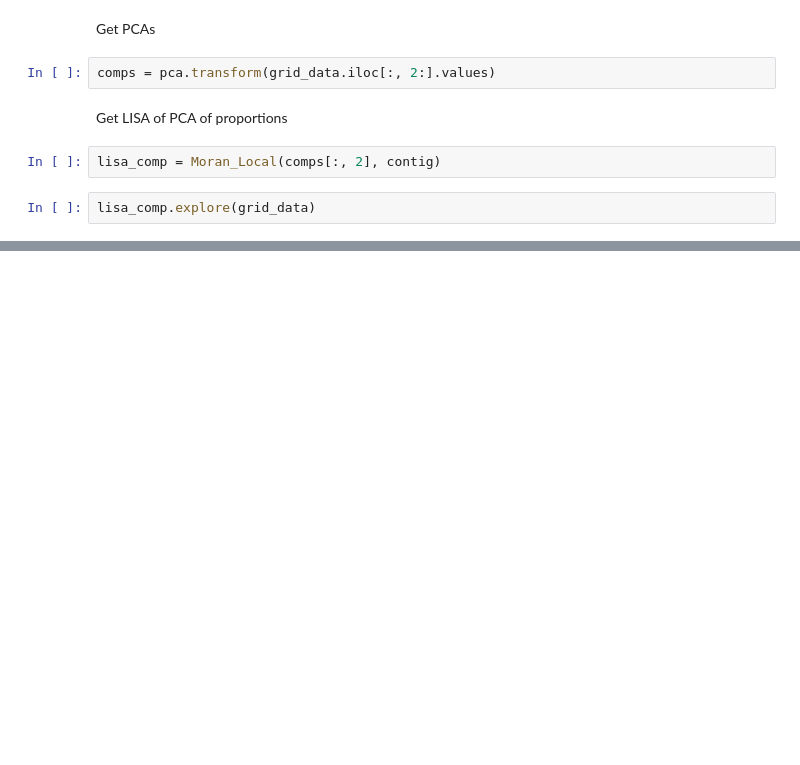
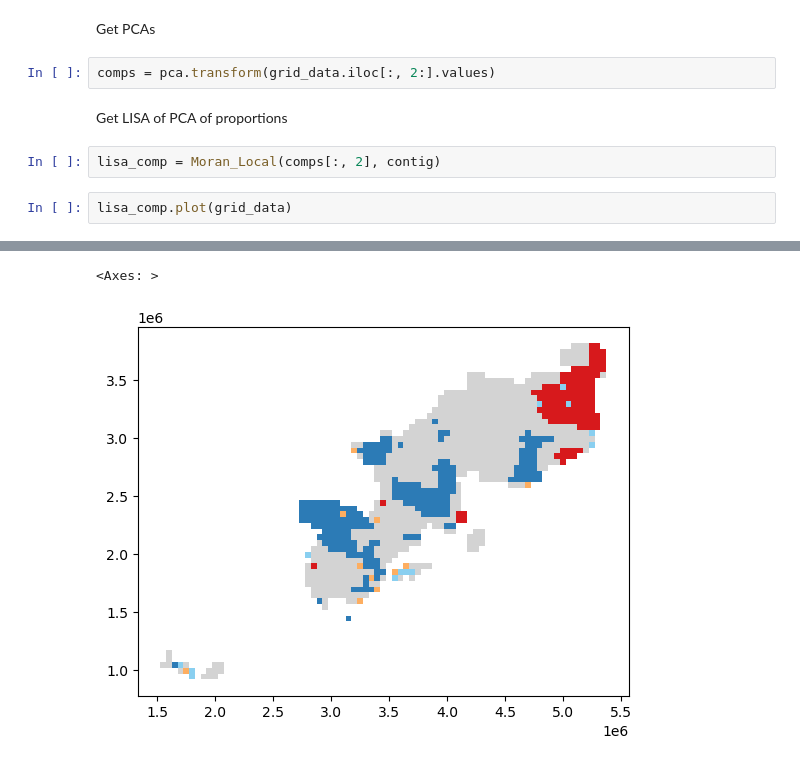
Before and after one commit to uscuni/boundaries_of_change, a Jupyter notebook: code/0x_lisa_boundaries.ipynb, the cells around one changed output, grey strips where cells are left out. Drawn from its saved outputs; the diff is of its cells as text; blank space fills up the shorter version.

```diff
--- a/code/0x_lisa_boundaries.ipynb
+++ b/code/0x_lisa_boundaries.ipynb
@@ -120,5 +137,5 @@ Get LISA of PCA of proportions
 # %%
 lisa_comp = Moran_Local(comps[:, 2], contig)
 # %%
-lisa_comp.explore(grid_data)
+lisa_comp.plot(grid_data)
 # %% [output]
@@ -125,0 +142,2 @@ lisa_comp.explore(grid_data)
+<Axes: >
+[figure, added]
```
Also changed, not shown: parts of 8 cells of this notebook.
